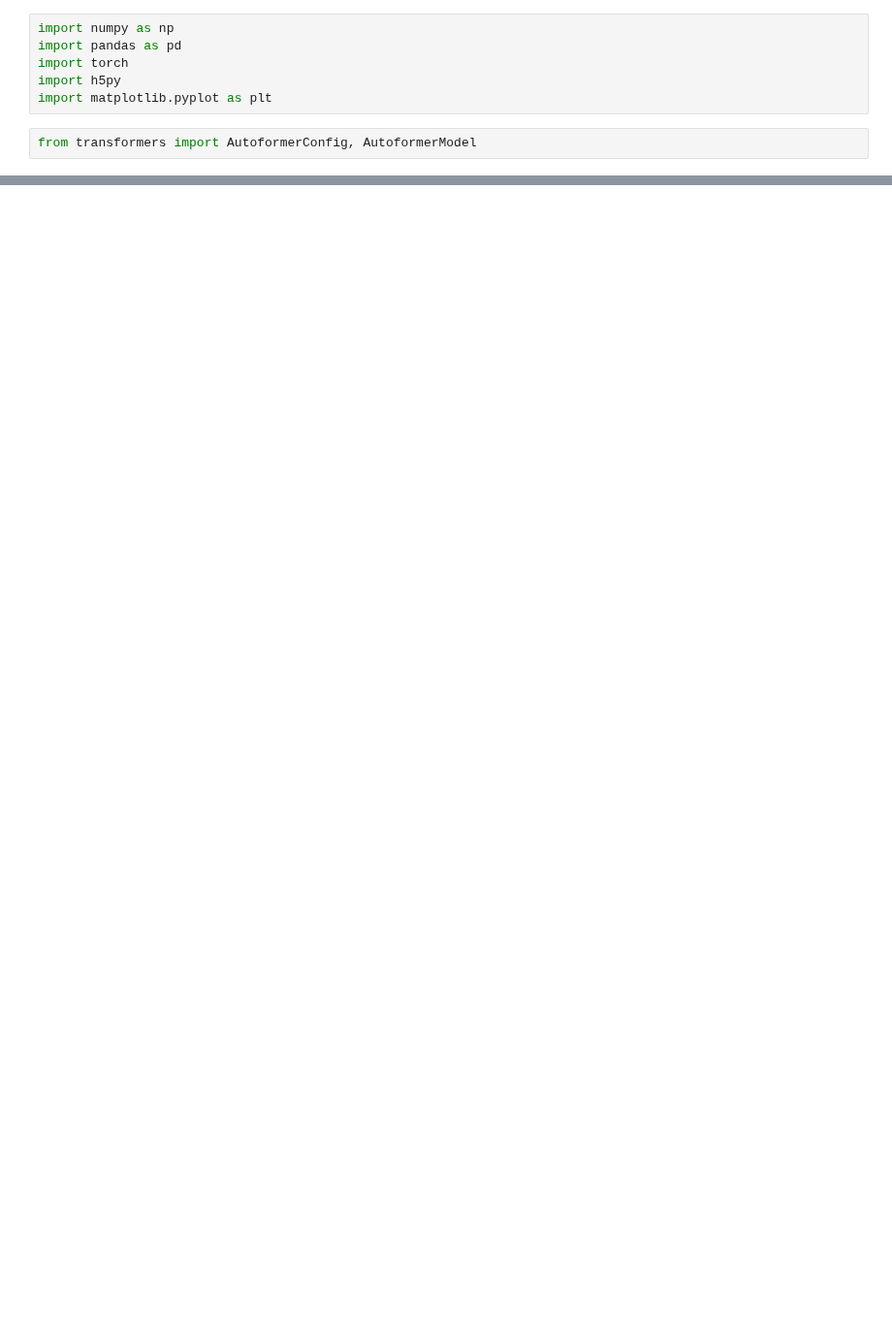
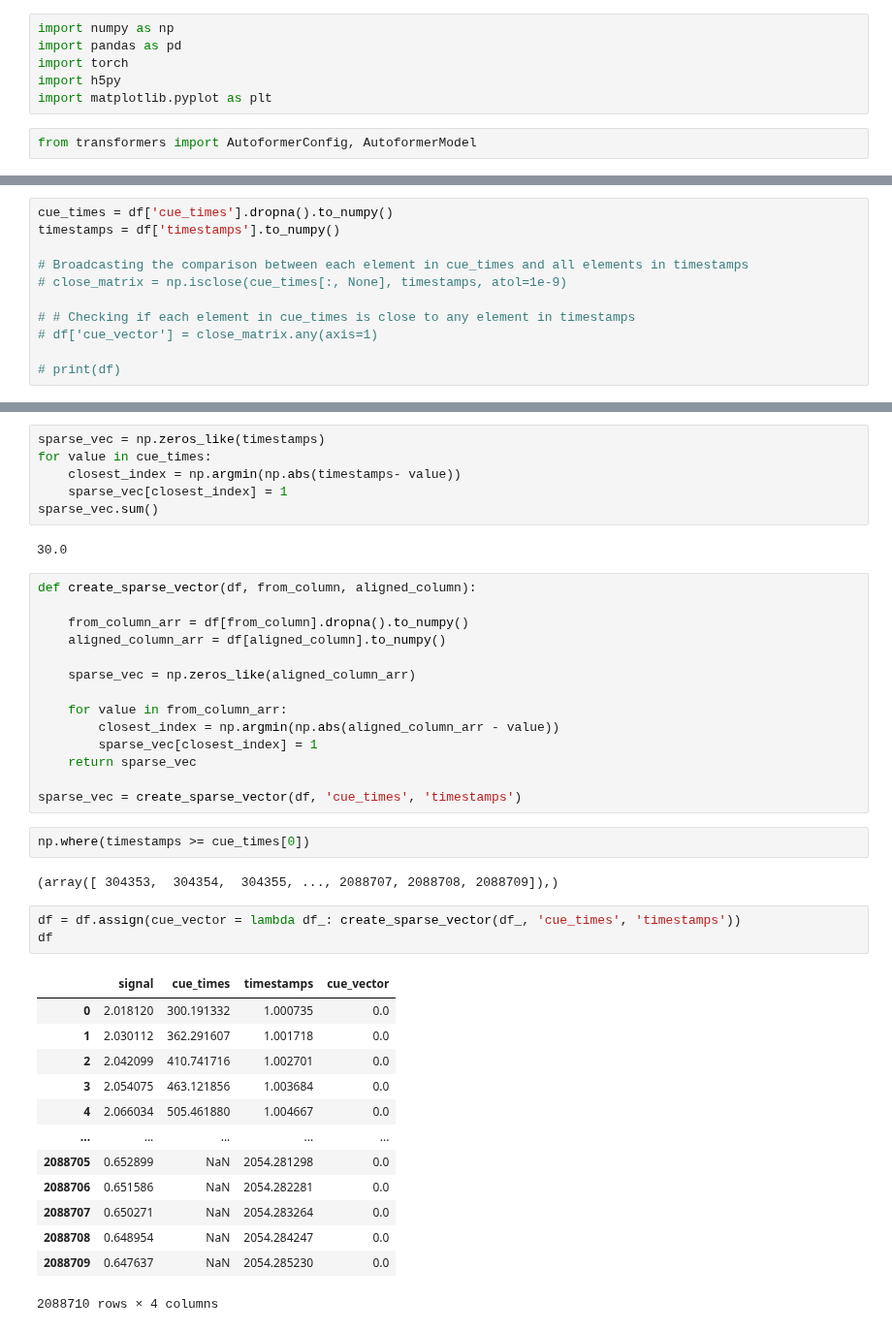
Before and after one commit to Mschaid/ENIGMA, a Jupyter notebook: notebooks/development/autoformer_experimentation.ipynb, the cells around one changed output, grey strips where cells are left out. Shown at 97% size. Drawn from its saved outputs; the diff is of its cells as text; blank space fills up the shorter version.

```diff
--- a/notebooks/development/autoformer_experimentation.ipynb
+++ b/notebooks/development/autoformer_experimentation.ipynb
@@ -42,0 +72,11 @@ TypeError: AutoformerModel.forward() missing 1 required positional argument: 'pa
+# %%
+cue_times = df['cue_times'].dropna().to_numpy()
+timestamps = df['timestamps'].to_numpy()
+
+# Broadcasting the comparison between each element in cue_times and all elements in timestamps
+# close_matrix = np.isclose(cue_times[:, None], timestamps, atol=1e-9)
+
+# # Checking if each element in cue_times is close to any element in timestamps
+# df['cue_vector'] = close_matrix.any(axis=1)
+
+# print(df)
@@ -42,0 +94,43 @@ TypeError: AutoformerModel.forward() missing 1 required positional argument: 'pa
+# %%
+sparse_vec = np.zeros_like(timestamps)
+for value in cue_times:
+    closest_index = np.argmin(np.abs(timestamps- value))
+    sparse_vec[closest_index] = 1
+sparse_vec.sum()
+# %% [output]
+30.0
+# %%
+def create_sparse_vector(df, from_column, aligned_column):
+
+    from_column_arr = df[from_column].dropna().to_numpy()
+    aligned_column_arr = df[aligned_column].to_numpy()
+
+    sparse_vec = np.zeros_like(aligned_column_arr)
+
+    for value in from_column_arr:
+        closest_index = np.argmin(np.abs(aligned_column_arr - value))
+        sparse_vec[closest_index] = 1
+    return sparse_vec
+
+sparse_vec = create_sparse_vector(df, 'cue_times', 'timestamps')
+# %%
+np.where(timestamps >= cue_times[0])
+# %% [output]
+(array([ 304353,  304354,  304355, ..., 2088707, 2088708, 2088709]),)
+# %%
+df = df.assign(cue_vector = lambda df_: create_sparse_vector(df_, 'cue_times', 'timestamps'))
+df
+# %% [output]
+|  | signal | cue_times | timestamps | cue_vector |
+| 0 | 2.018120 | 300.191332 | 1.000735 | 0.0 |
+| 1 | 2.030112 | 362.291607 | 1.001718 | 0.0 |
+| 2 | 2.042099 | 410.741716 | 1.002701 | 0.0 |
+| 3 | 2.054075 | 463.121856 | 1.003684 | 0.0 |
+| 4 | 2.066034 | 505.461880 | 1.004667 | 0.0 |
+| ... | ... | ... | ... | ... |
+| 2088705 | 0.652899 | NaN | 2054.281298 | 0.0 |
+| 2088706 | 0.651586 | NaN | 2054.282281 | 0.0 |
+| 2088707 | 0.650271 | NaN | 2054.283264 | 0.0 |
+| 2088708 | 0.648954 | NaN | 2054.284247 | 0.0 |
+| 2088709 | 0.647637 | NaN | 2054.285230 | 0.0 |
+2088710 rows × 4 columns
```
Also changed, not shown: parts of 13 cells of this notebook, 1 other file.
